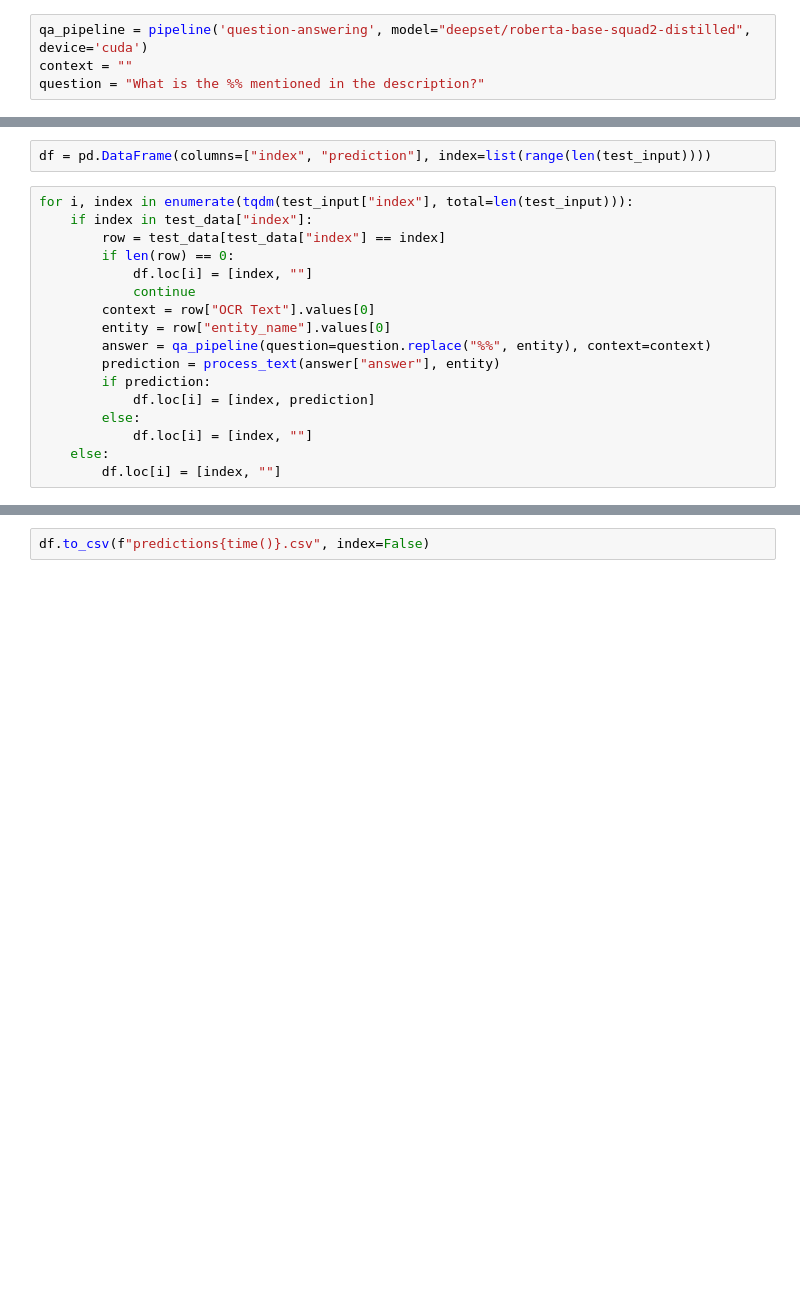
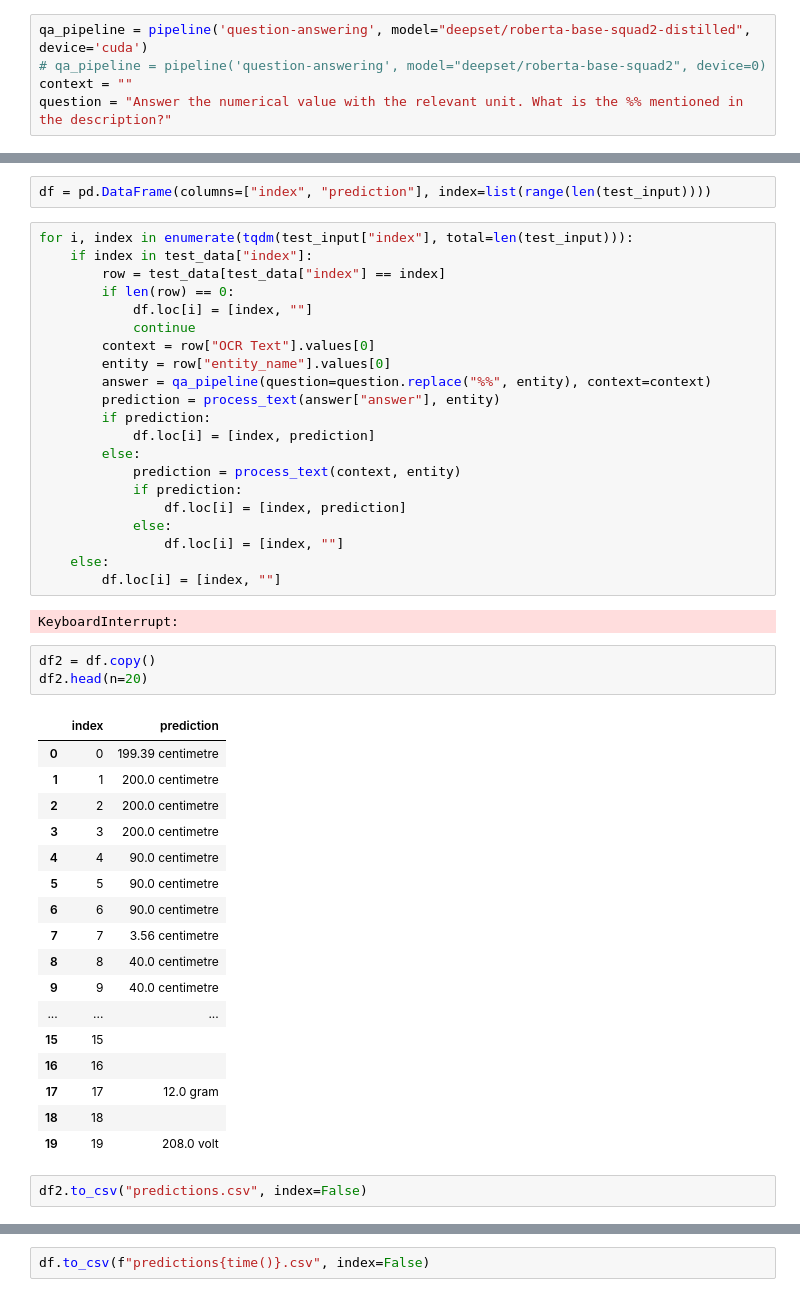
Before and after one commit to wszdexdrf/Amazon-ML-Challenge, a Jupyter notebook: src/submission.ipynb, the cells around one changed output, grey strips where cells are left out. Cells and saved outputs as stored; diff of their text form; blank space fills up the shorter version.

```diff
--- a/src/submission.ipynb
+++ b/src/submission.ipynb
@@ -6,8 +6,9 @@ from tqdm import tqdm
 from time import time
 # %%
 qa_pipeline = pipeline('question-answering', model="deepset/roberta-base-squad2-distilled", device='cuda')
+# qa_pipeline = pipeline('question-answering', model="deepset/roberta-base-squad2", device=0)
 context = ""
-question = "What is the %% mentioned in the description?"
+question = "Answer the numerical value with the relevant unit. What is the %% mentioned in the description?"
 # %%
 def process_text(answer, entity):
     # Clean up the output of the LLM
@@ -188,6 +280,35 @@ for i, index in enumerate(tqdm(test_input["index"], total=len(test_input))):
         if prediction:
             df.loc[i] = [index, prediction]
         else:
-            df.loc[i] = [index, ""]
+            prediction = process_text(context, entity)
+            if prediction:
+                df.loc[i] = [index, prediction]
+            else:
+                df.loc[i] = [index, ""]
     else:
         df.loc[i] = [index, ""]
+# %% [output]
+KeyboardInterrupt:
+# %%
+df2 = df.copy()
+df2.head(n=20)
+# %% [output]
+|  | index | prediction |
+| 0 | 0 | 199.39 centimetre |
+| 1 | 1 | 200.0 centimetre |
+| 2 | 2 | 200.0 centimetre |
+| 3 | 3 | 200.0 centimetre |
+| 4 | 4 | 90.0 centimetre |
+| 5 | 5 | 90.0 centimetre |
+| 6 | 6 | 90.0 centimetre |
+| 7 | 7 | 3.56 centimetre |
+| 8 | 8 | 40.0 centimetre |
+| 9 | 9 | 40.0 centimetre |
+| ... | ... | ... |
+| 15 | 15 |  |
+| 16 | 16 |  |
+| 17 | 17 | 12.0 gram |
+| 18 | 18 |  |
+| 19 | 19 | 208.0 volt |
+# %%
+df2.to_csv("predictions.csv", index=False)
```
Also changed, not shown: parts of 10 cells of this notebook, 33 other files.
